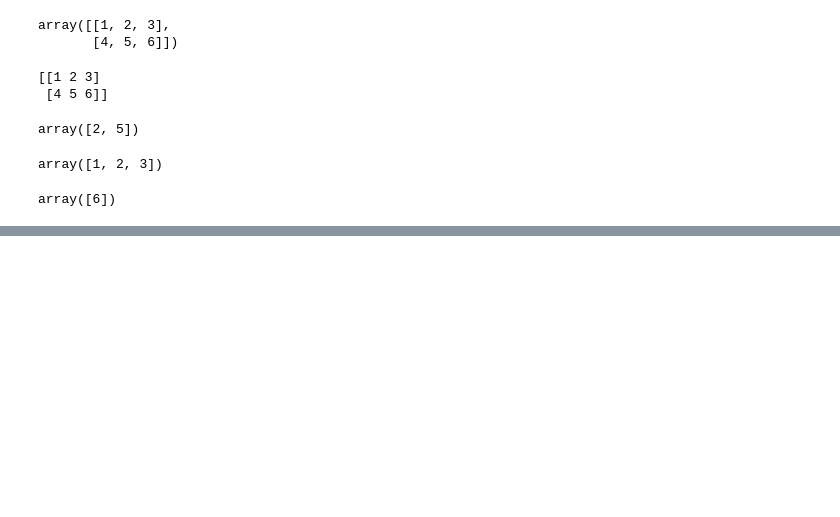
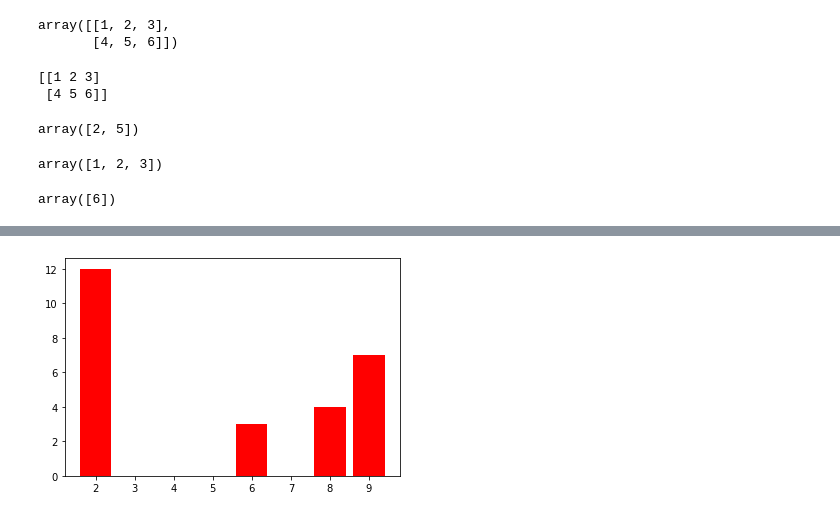
Before and after one commit to GousiaSheemaSyed/GouisaSheemaSyed, a Jupyter notebook: 20-April-2021.ipynb, the cells around one changed output, grey strips where cells are left out. Saved outputs shown, nothing was run; the diff lists cells and outputs as text; code cells hidden in the pictures; blank space fills up the shorter version.

```diff
--- a/20-April-2021.ipynb
+++ b/20-April-2021.ipynb
@@ -291,0 +540,7 @@ array([6])
+# %%
+x=[2,6,8,9]
+y=[12,3,4,7]
+plt.bar(x,y,color='r')
+plt.show()
+# %% [output]
+[figure, added]
```
Also changed, not shown: parts of 38 cells of this notebook, 1 other file.
